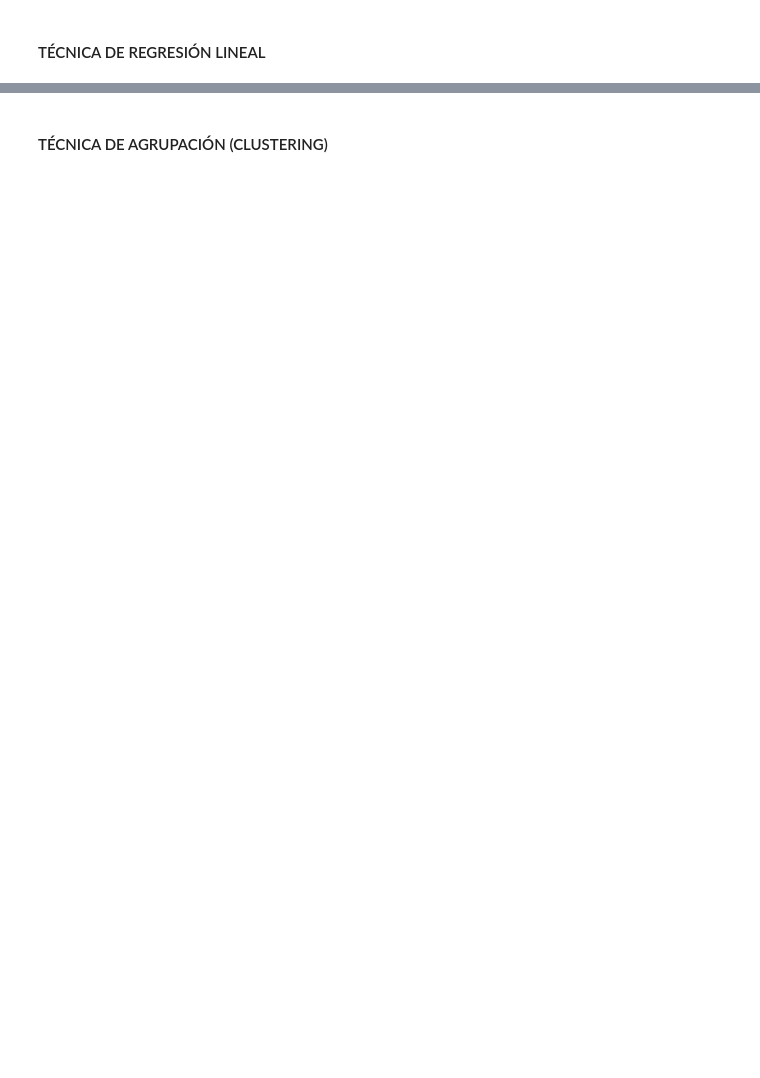
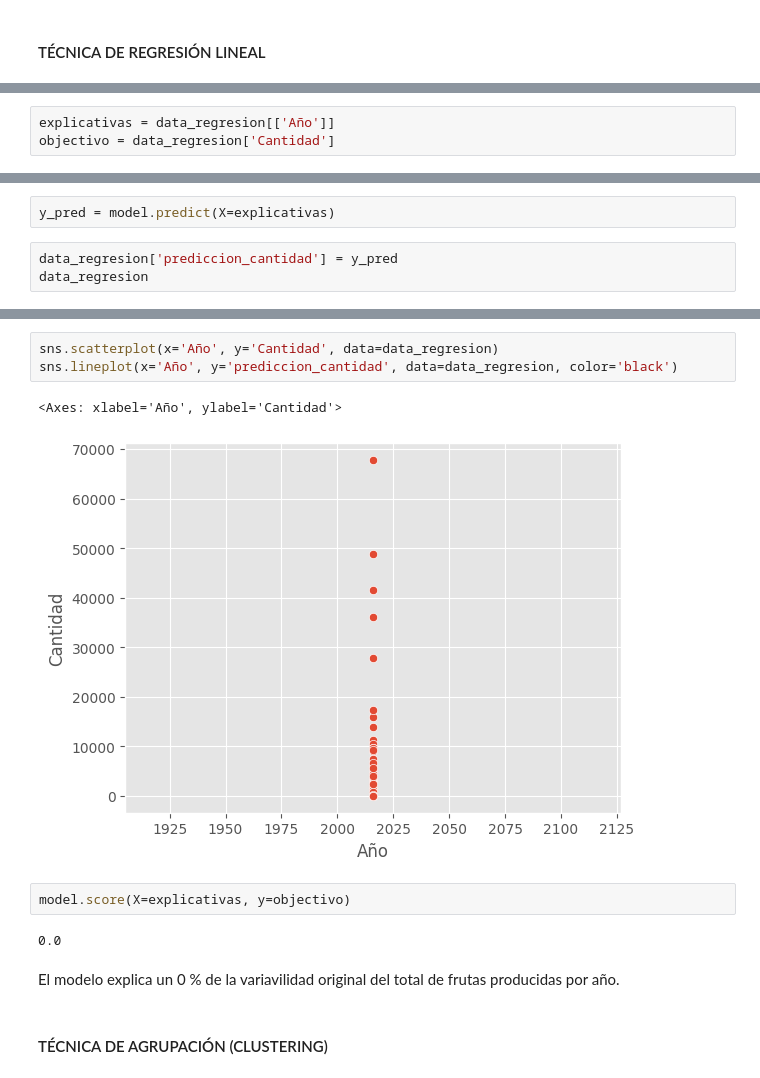
Before and after one commit to eliaset096/produccion-frutales, a Jupyter notebook: produccion_frutales_valle.ipynb, the cells around one changed output, grey strips where cells are left out. Drawn from its saved outputs; the diff is of its cells as text; blank space fills up the shorter version.

```diff
--- a/produccion_frutales_valle.ipynb
+++ b/produccion_frutales_valle.ipynb
@@ -236,0 +209,3 @@ R-squared: 0.0
+# %%
+explicativas = data_regresion[['Año']]
+objectivo = data_regresion['Cantidad']
@@ -236,0 +238,5 @@ R-squared: 0.0
+# %%
+y_pred = model.predict(X=explicativas)
+# %%
+data_regresion['prediccion_cantidad'] = y_pred
+data_regresion
@@ -237,3 +257,15 @@ R-squared: 0.0
+# %%
+sns.scatterplot(x='Año', y='Cantidad', data=data_regresion)
+sns.lineplot(x='Año', y='prediccion_cantidad', data=data_regresion, color='black')
+# %% [output]
+<Axes: xlabel='Año', ylabel='Cantidad'>
+[figure, added]
+# %%
+model.score(X=explicativas, y=objectivo)
+# %% [output]
+0.0
+# %% [markdown]
+El modelo explica un 0 % de la variavilidad original del total de frutas producidas por año.
 # %% [markdown]
 #### TÉCNICA DE AGRUPACIÓN (CLUSTERING)
 # %%
```
Also changed, not shown: parts of 33 cells of this notebook, 4 other files.
